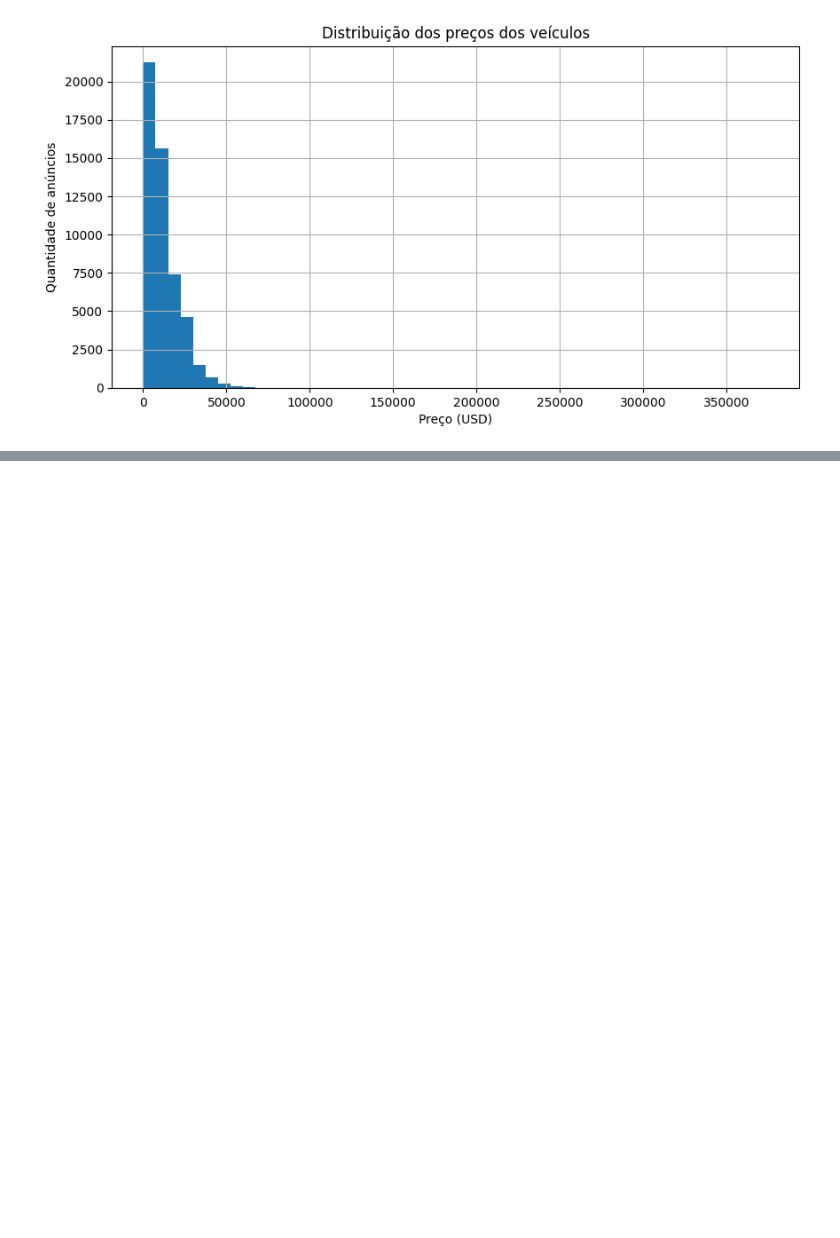
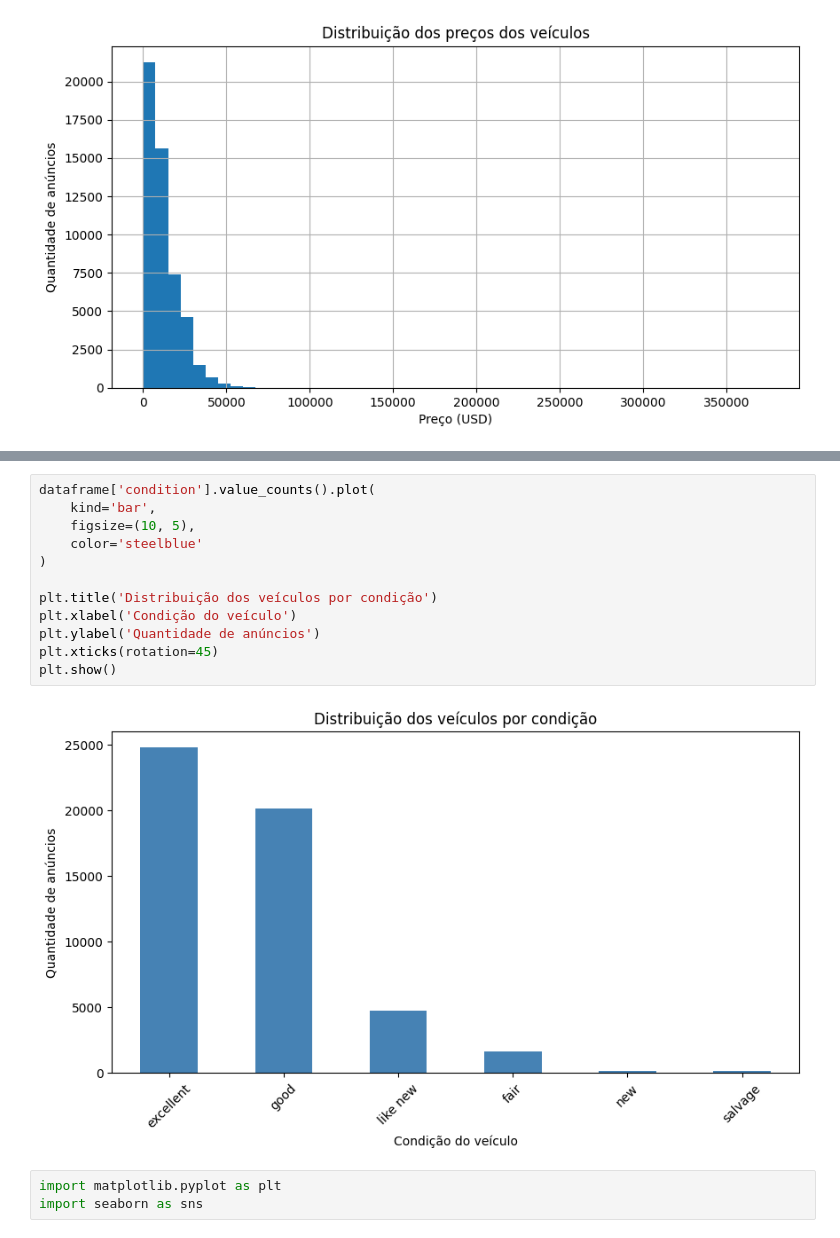
Before and after one commit to alexbecke-bot/projeto-final-sprint-5-analise-de-veiculos, a Jupyter notebook: EDA.ipynb, the cells around one changed output, grey strips where cells are left out. Cells and saved outputs as stored; diff of their text form; blank space fills up the shorter version.

```diff
--- a/EDA.ipynb
+++ b/EDA.ipynb
@@ -585,0 +630,17 @@ plt.show()
+# %%
+dataframe['condition'].value_counts().plot(
+    kind='bar',
+    figsize=(10, 5),
+    color='steelblue'
+)
+
+plt.title('Distribuição dos veículos por condição')
+plt.xlabel('Condição do veículo')
+plt.ylabel('Quantidade de anúncios')
+plt.xticks(rotation=45)
+plt.show()
+# %% [output]
+[figure, added]
+# %%
+import matplotlib.pyplot as plt
+import seaborn as sns
```
Also changed, not shown: parts of 30 cells of this notebook.
